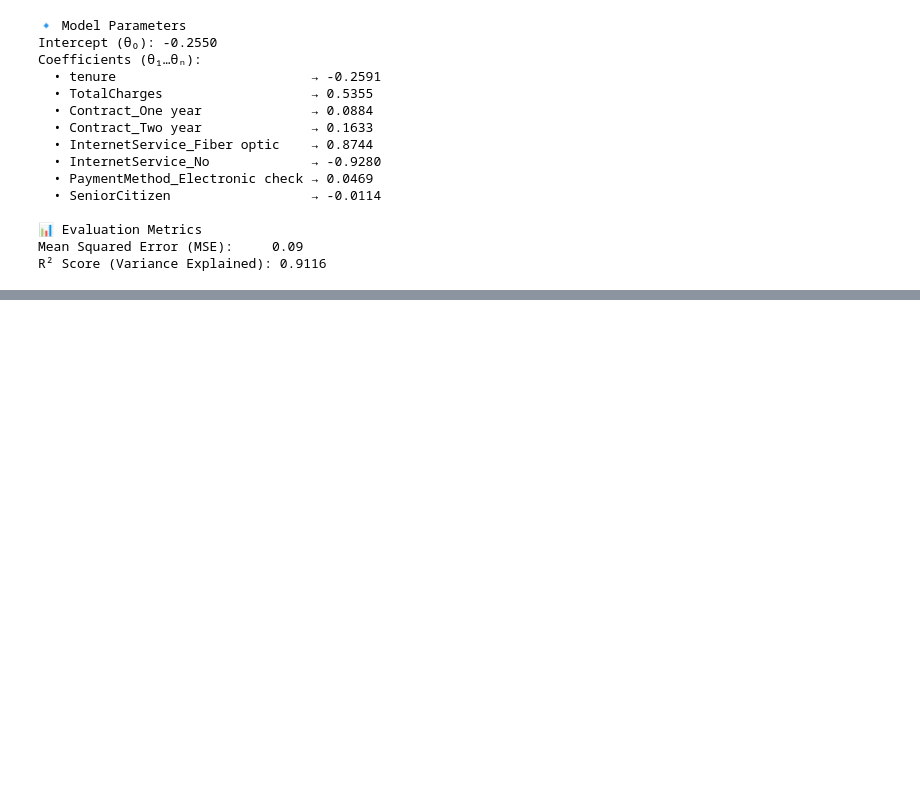
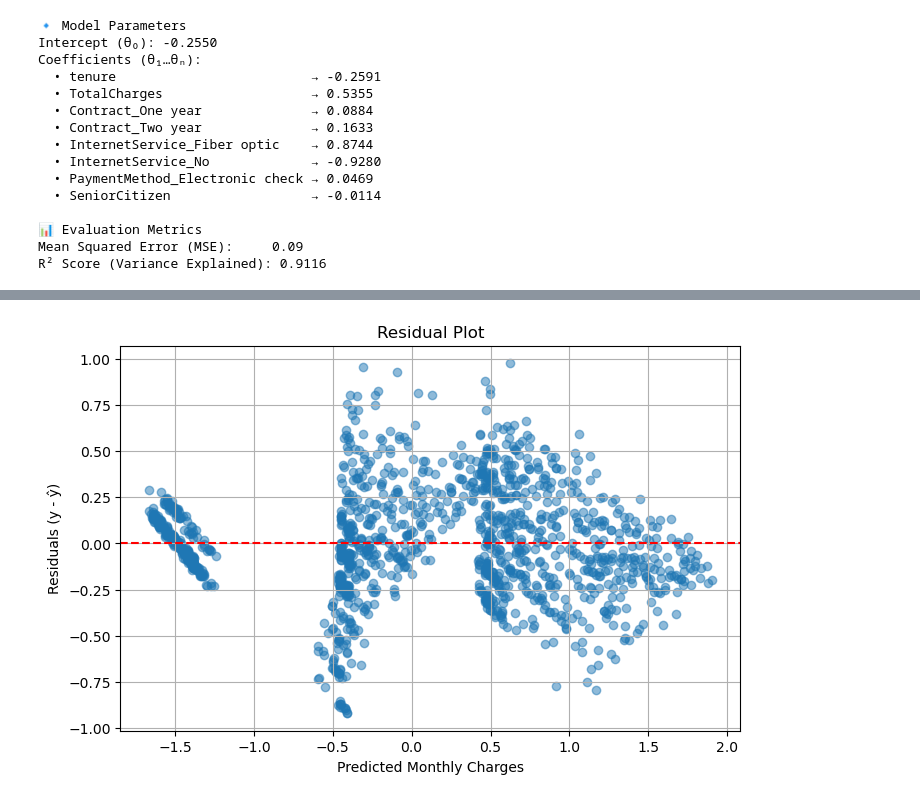
Before and after one commit to girmaat/AI-machine-learning-retail-model-demo, a Jupyter notebook: notebooks/02-2-regression-linear.ipynb, the cells around one changed output, grey strips where cells are left out. Cells and saved outputs as stored; diff of their text form; code cells hidden in the pictures; blank space fills up the shorter version.

Commit message:
Added residual plot for regression diagnostics

```diff
--- a/notebooks/02-2-regression-linear.ipynb
+++ b/notebooks/02-2-regression-linear.ipynb
@@ -201,0 +206,15 @@ R² Score (Variance Explained): 0.9116
+# %%
+import matplotlib.pyplot as plt
+
+residuals = y_test - y_pred
+
+plt.figure(figsize=(8, 5))
+plt.scatter(y_pred, residuals, alpha=0.5)
+plt.axhline(0, color='red', linestyle='--')
+plt.xlabel("Predicted Monthly Charges")
+plt.ylabel("Residuals (y - ŷ)")
+plt.title("Residual Plot")
+plt.grid(True)
+plt.show()
+# %% [output]
+[figure, added]
```
Also changed, not shown: parts of 4 cells of this notebook.
